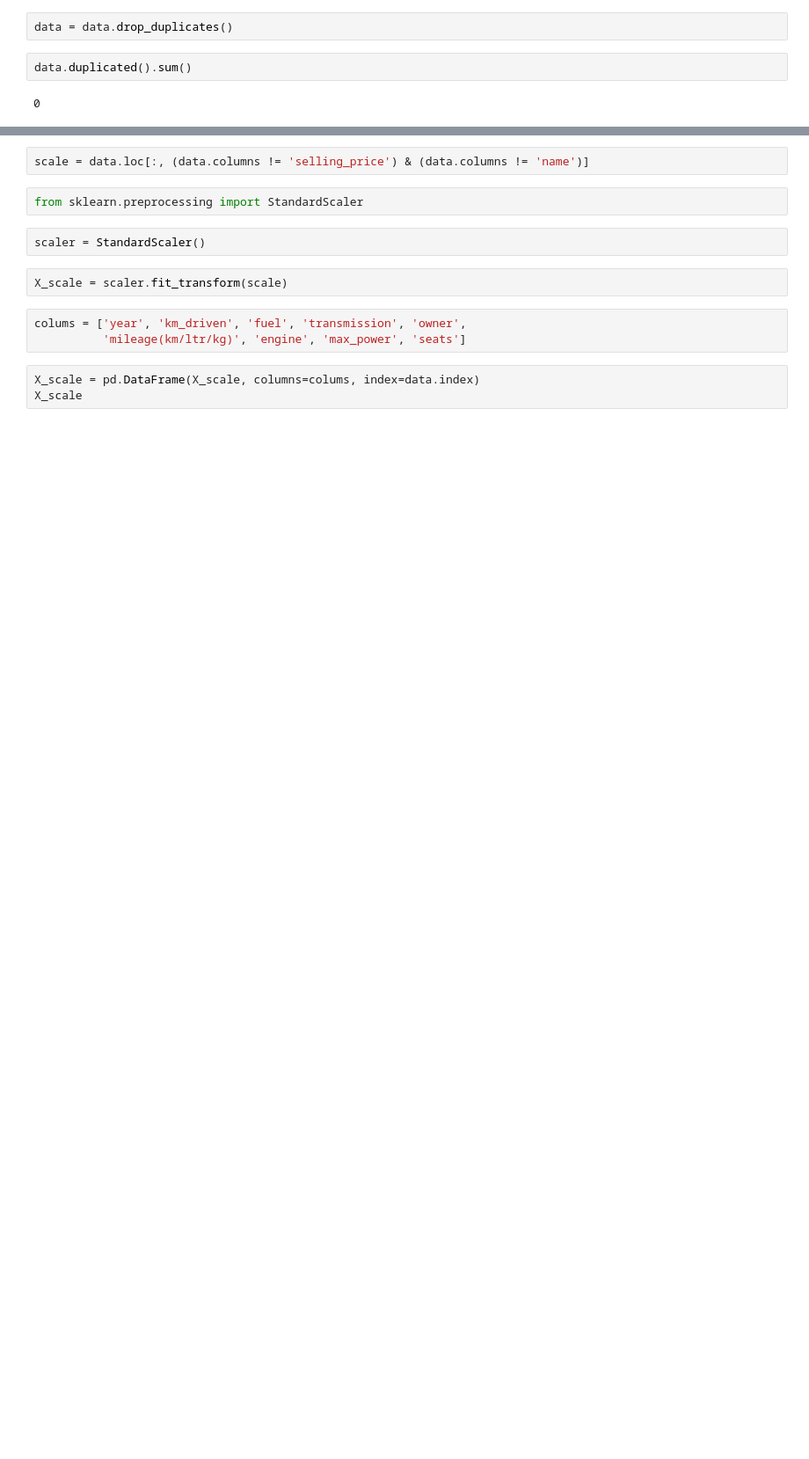
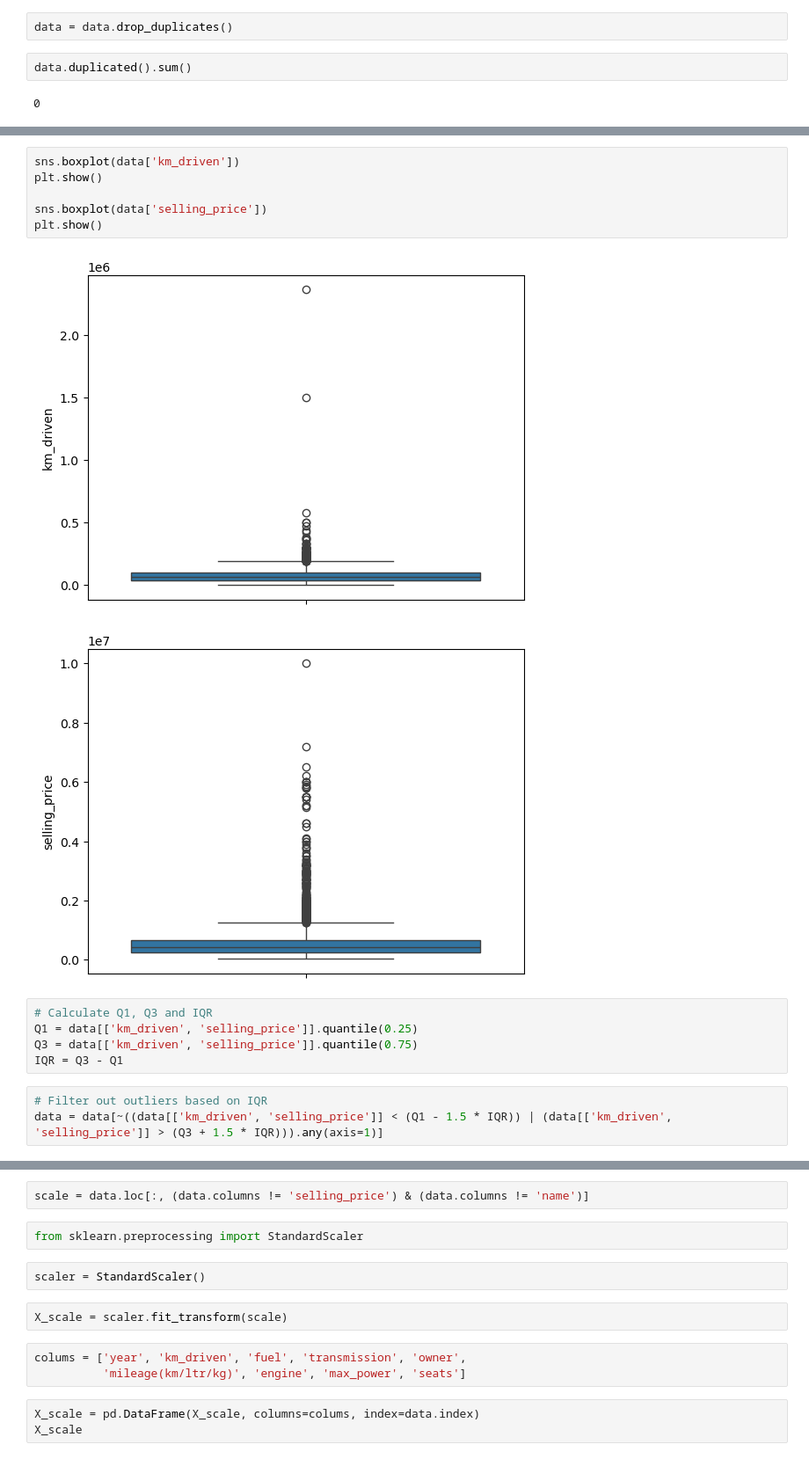
Before and after one commit to MostafaNoseir/DST-Final-Project, a Jupyter notebook: DST Project.ipynb, the cells around one changed output, grey strips where cells are left out. Shown at 88% size. Cells and saved outputs as stored; diff of their text form; blank space fills up the shorter version.

```diff
--- a/DST Project.ipynb
+++ b/DST Project.ipynb
@@ -151,0 +137,17 @@ data.duplicated().sum()
+# %%
+sns.boxplot(data['km_driven'])
+plt.show()
+
+sns.boxplot(data['selling_price'])
+plt.show()
+# %% [output]
+[figure, added]
+[figure, added]
+# %%
+# Calculate Q1, Q3 and IQR
+Q1 = data[['km_driven', 'selling_price']].quantile(0.25)
+Q3 = data[['km_driven', 'selling_price']].quantile(0.75)
+IQR = Q3 - Q1
+# %%
+# Filter out outliers based on IQR
+data = data[~((data[['km_driven', 'selling_price']] < (Q1 - 1.5 * IQR)) | (data[['km_driven', 'selling_price']] > (Q3 + 1.5 * IQR))).any(axis=1)]
```
Also changed, not shown: parts of 42 cells of this notebook.
